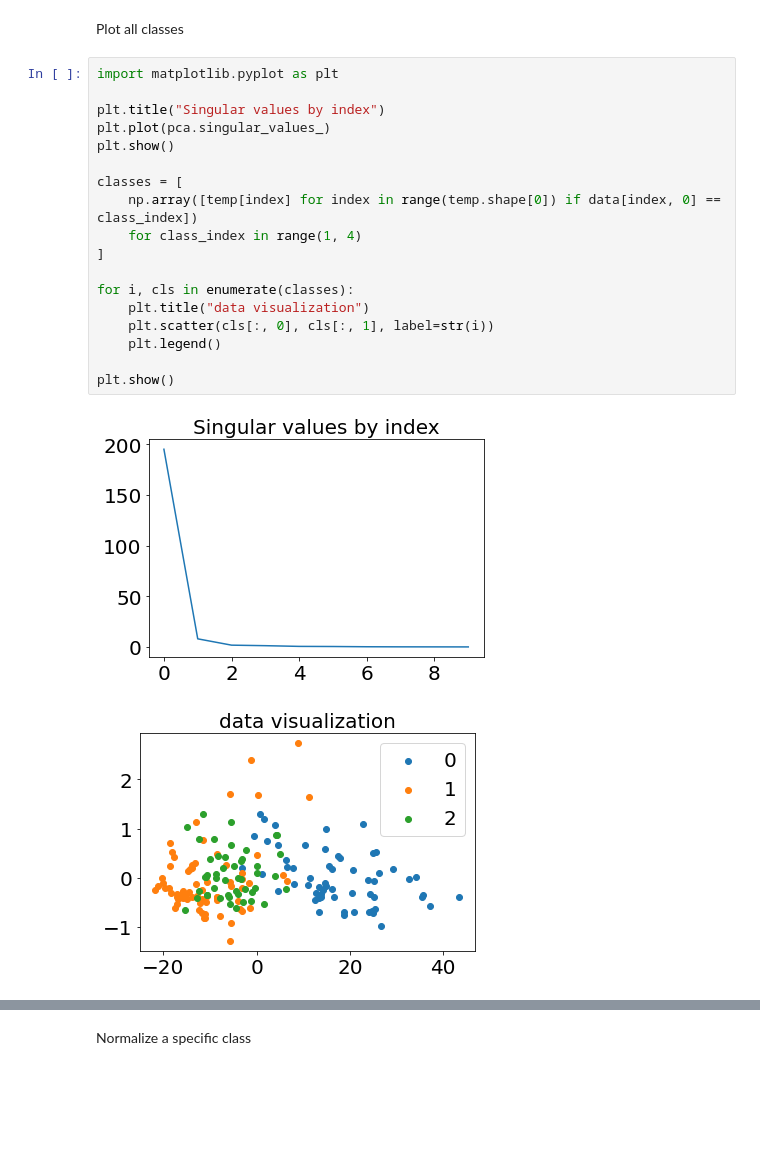
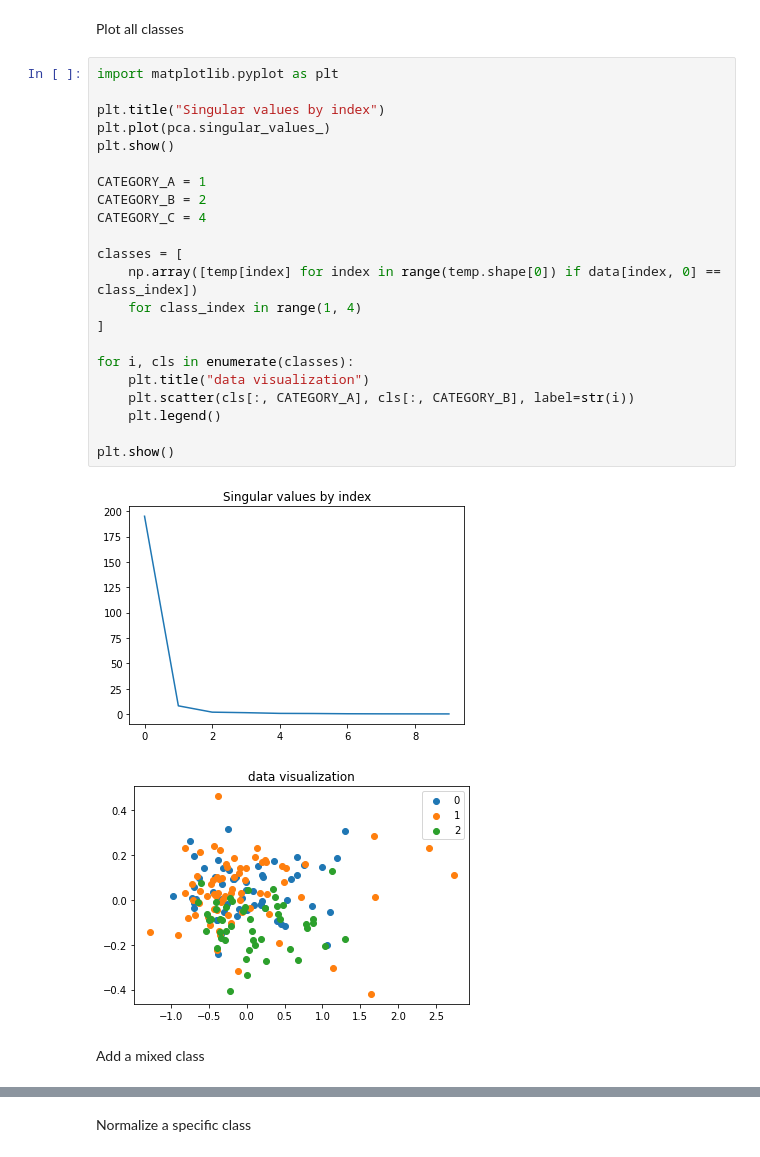
Before and after one commit to rafaels2/MultiscaleInterpolation, a Jupyter notebook: NumericalExamples/anomaly detection in wine.ipynb, the cells around one changed output, grey strips where cells are left out. Drawn from its saved outputs; the diff is of its cells as text; blank space fills up the shorter version.

```diff
--- a/NumericalExamples/anomaly detection in wine.ipynb
+++ b/NumericalExamples/anomaly detection in wine.ipynb
@@ -46,21 +46,27 @@ Plot all classes
 # %%
 import matplotlib.pyplot as plt
 
 plt.title("Singular values by index")
 plt.plot(pca.singular_values_)
 plt.show()
+
+CATEGORY_A = 1
+CATEGORY_B = 2
+CATEGORY_C = 4
 
 classes = [
     np.array([temp[index] for index in range(temp.shape[0]) if data[index, 0] == class_index])
     for class_index in range(1, 4)
 ]
 
 for i, cls in enumerate(classes):
     plt.title("data visualization")
-    plt.scatter(cls[:, 0], cls[:, 1], label=str(i))
+    plt.scatter(cls[:, CATEGORY_A], cls[:, CATEGORY_B], label=str(i))
     plt.legend()
 
 plt.show()
 # %% [output]
-[figure, old version]
+[figure, new version]
-[figure, old version]
+[figure, new version]
+# %% [markdown]
+Add a mixed class
```
Also changed, not shown: parts of 3 cells of this notebook.
